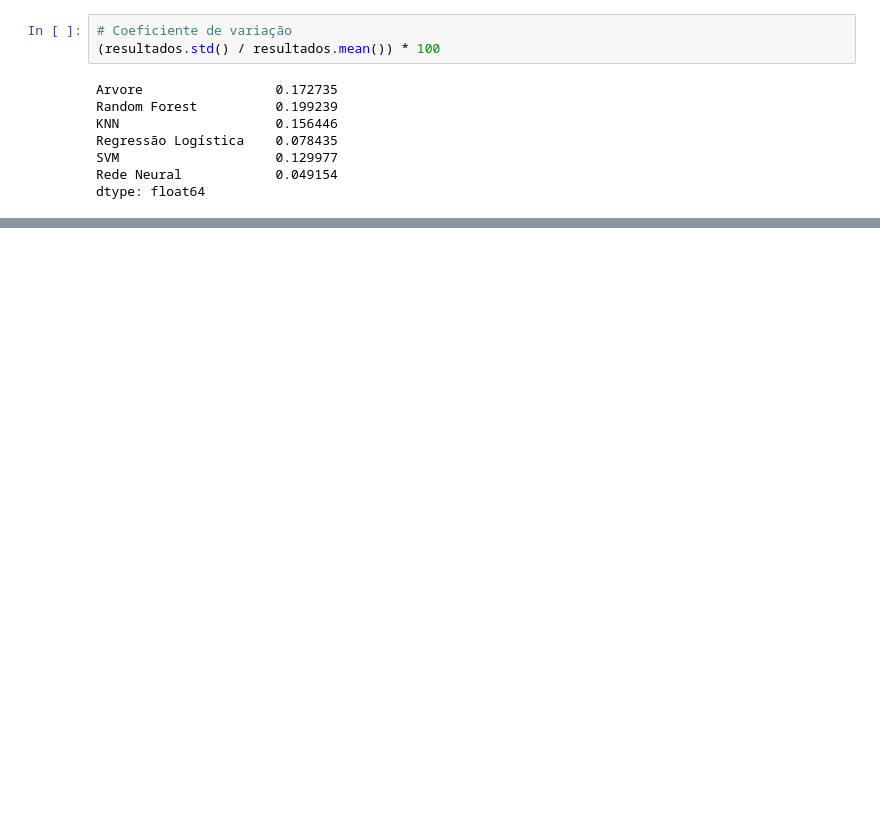
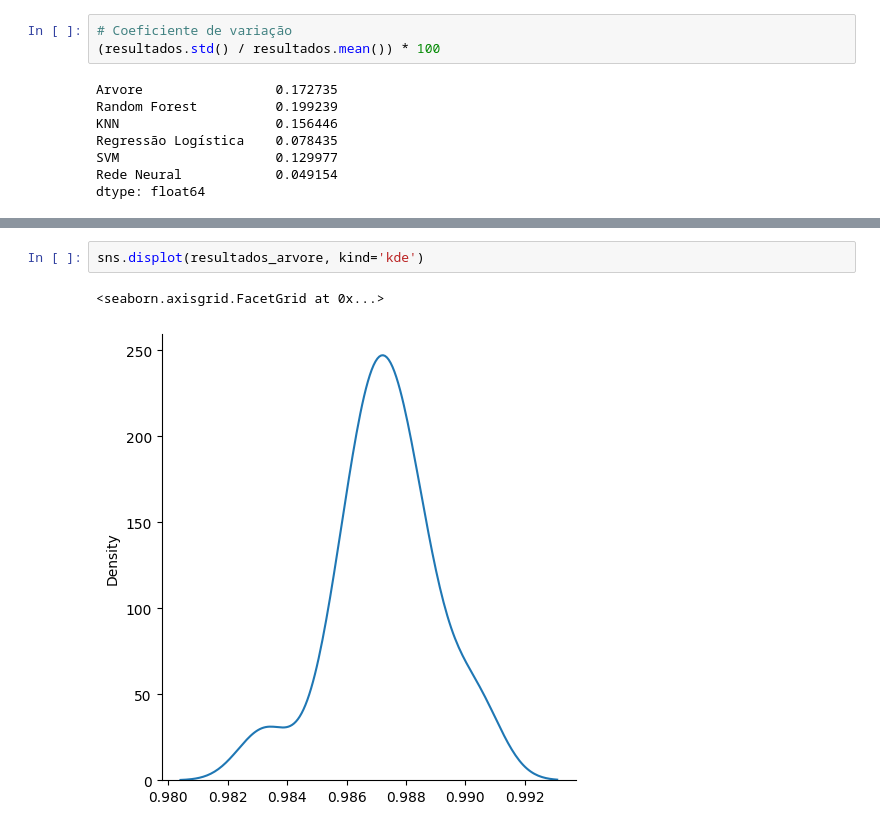
Before and after one commit to Rafael-Russo/Curso-Data-Science, a Jupyter notebook: credit_CrossValidation.ipynb, the cells around one changed output, grey strips where cells are left out. Cells and saved outputs as stored; diff of their text form; blank space fills up the shorter version.

```diff
--- a/credit_CrossValidation.ipynb
+++ b/credit_CrossValidation.ipynb
@@ -245,0 +252,5 @@ dtype: float64
+# %%
+sns.displot(resultados_arvore, kind='kde')
+# %% [output]
+<seaborn.axisgrid.FacetGrid at 0x...>
+[figure, added]
```
Also changed, not shown: parts of 19 cells of this notebook.
